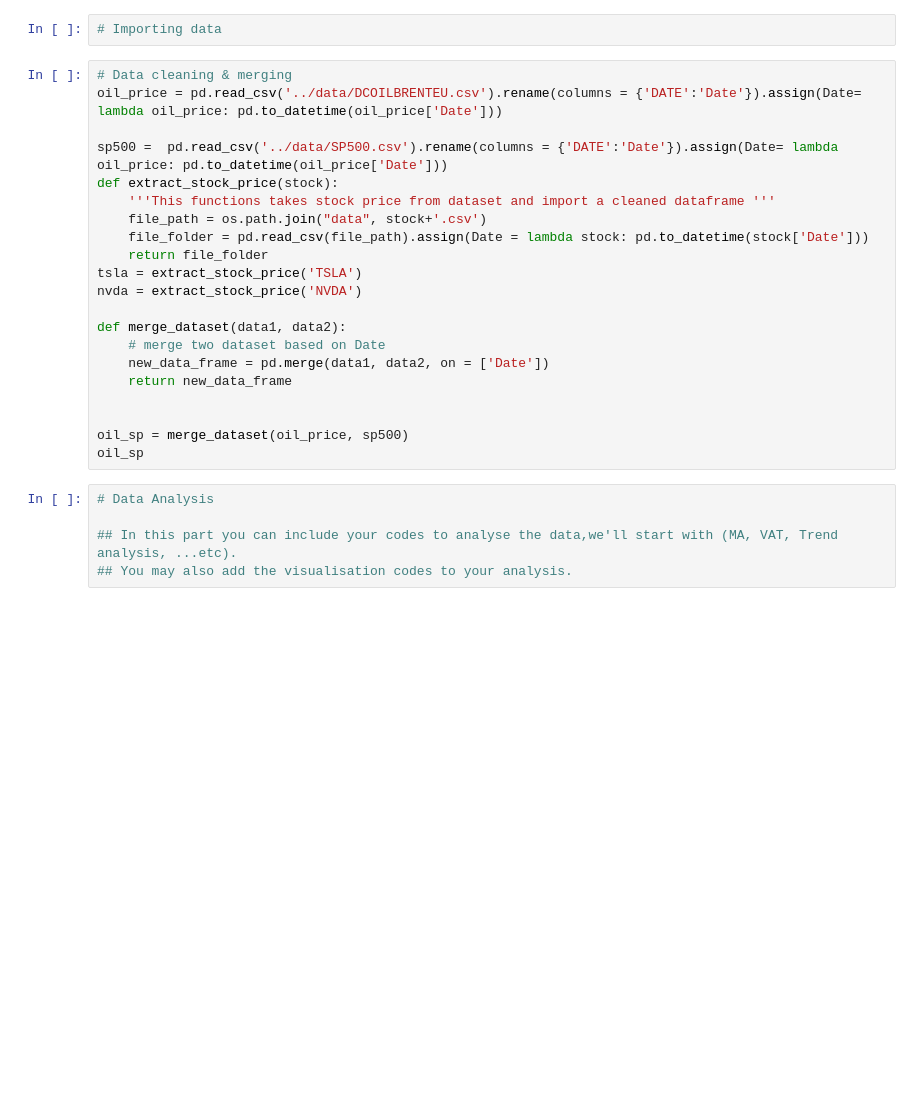
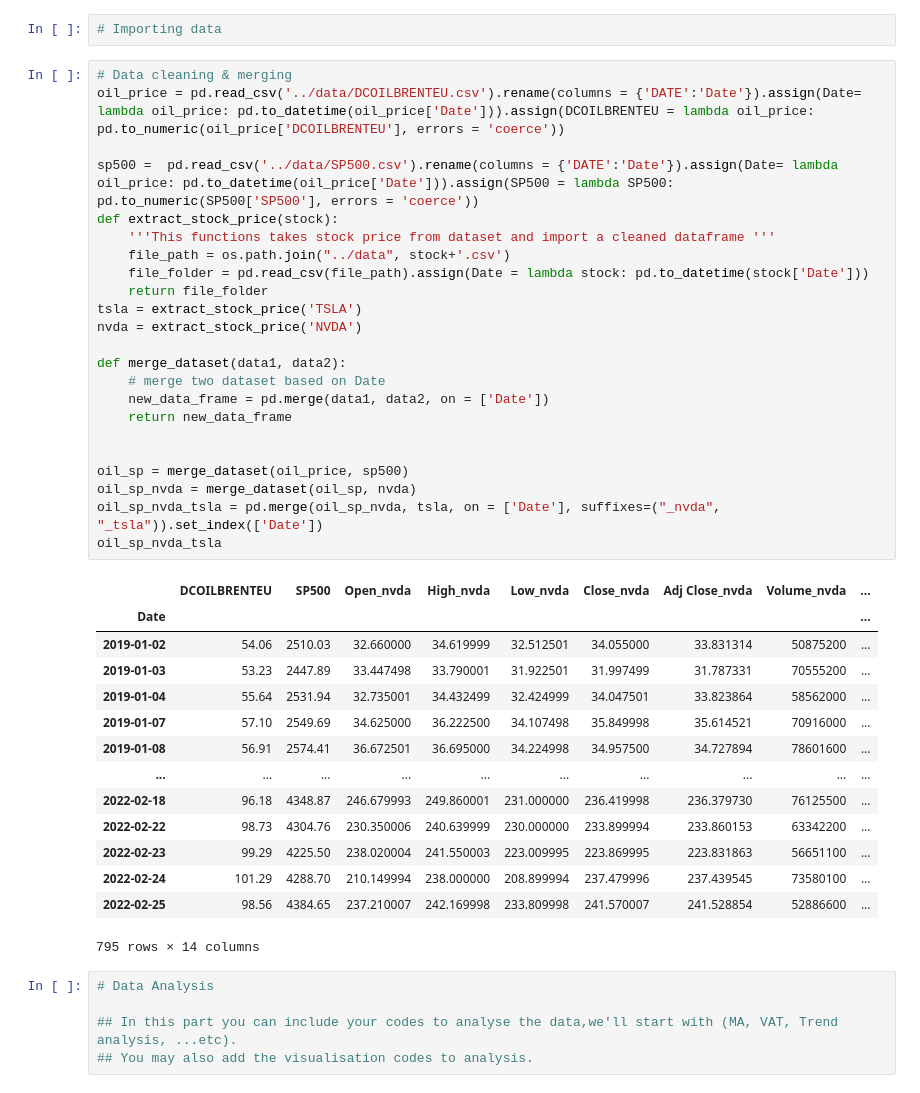
Before and after one commit to Abdulah94/Financial-Analysis-and-Trading-Strategies, a Jupyter notebook: code/jubyter-notebook.ipynb, the cells around one changed output. Cells and saved outputs as stored; diff of their text form; blank space fills up the shorter version.

```diff
--- a/code/jubyter-notebook.ipynb
+++ b/code/jubyter-notebook.ipynb
@@ -11,27 +11,44 @@ from statsmodels.tsa.stattools import adfuller
 # Importing data
 # %%
 # Data cleaning & merging
-oil_price = pd.read_csv('../data/DCOILBRENTEU.csv').rename(columns = {'DATE':'Date'}).assign(Date= lambda oil_price: pd.to_datetime(oil_price['Date']))
+oil_price = pd.read_csv('../data/DCOILBRENTEU.csv').rename(columns = {'DATE':'Date'}).assign(Date= lambda oil_price: pd.to_datetime(oil_price['Date'])).assign(DCOILBRENTEU = lambda oil_price: pd.to_numeric(oil_price['DCOILBRENTEU'], errors = 'coerce'))
 
-sp500 =  pd.read_csv('../data/SP500.csv').rename(columns = {'DATE':'Date'}).assign(Date= lambda oil_price: pd.to_datetime(oil_price['Date']))
+sp500 =  pd.read_csv('../data/SP500.csv').rename(columns = {'DATE':'Date'}).assign(Date= lambda oil_price: pd.to_datetime(oil_price['Date'])).assign(SP500 = lambda SP500: pd.to_numeric(SP500['SP500'], errors = 'coerce'))
 def extract_stock_price(stock):
     '''This functions takes stock price from dataset and import a cleaned dataframe '''
-    file_path = os.path.join("data", stock+'.csv')
+    file_path = os.path.join("../data", stock+'.csv')
     file_folder = pd.read_csv(file_path).assign(Date = lambda stock: pd.to_datetime(stock['Date']))
     return file_folder
 tsla = extract_stock_price('TSLA')
 nvda = extract_stock_price('NVDA')
 
 def merge_dataset(data1, data2):
     # merge two dataset based on Date
     new_data_frame = pd.merge(data1, data2, on = ['Date'])
     return new_data_frame
 
 
 oil_sp = merge_dataset(oil_price, sp500)
-oil_sp
+oil_sp_nvda = merge_dataset(oil_sp, nvda)
+oil_sp_nvda_tsla = pd.merge(oil_sp_nvda, tsla, on = ['Date'], suffixes=("_nvda", "_tsla")).set_index(['Date'])
+oil_sp_nvda_tsla
+# %% [output]
+|  | DCOILBRENTEU | SP500 | Open_nvda | High_nvda | Low_nvda | Close_nvda | Adj Close_nvda | Volume_nvda | ... |
+| Date |  |  |  |  |  |  |  |  | ... |
+| 2019-01-02 | 54.06 | 2510.03 | 32.660000 | 34.619999 | 32.512501 | 34.055000 | 33.831314 | 50875200 | ... |
+| 2019-01-03 | 53.23 | 2447.89 | 33.447498 | 33.790001 | 31.922501 | 31.997499 | 31.787331 | 70555200 | ... |
+| 2019-01-04 | 55.64 | 2531.94 | 32.735001 | 34.432499 | 32.424999 | 34.047501 | 33.823864 | 58562000 | ... |
+| 2019-01-07 | 57.10 | 2549.69 | 34.625000 | 36.222500 | 34.107498 | 35.849998 | 35.614521 | 70916000 | ... |
+| 2019-01-08 | 56.91 | 2574.41 | 36.672501 | 36.695000 | 34.224998 | 34.957500 | 34.727894 | 78601600 | ... |
+| ... | ... | ... | ... | ... | ... | ... | ... | ... | ... |
+| 2022-02-18 | 96.18 | 4348.87 | 246.679993 | 249.860001 | 231.000000 | 236.419998 | 236.379730 | 76125500 | ... |
+| 2022-02-22 | 98.73 | 4304.76 | 230.350006 | 240.639999 | 230.000000 | 233.899994 | 233.860153 | 63342200 | ... |
+| 2022-02-23 | 99.29 | 4225.50 | 238.020004 | 241.550003 | 223.009995 | 223.869995 | 223.831863 | 56651100 | ... |
+| 2022-02-24 | 101.29 | 4288.70 | 210.149994 | 238.000000 | 208.899994 | 237.479996 | 237.439545 | 73580100 | ... |
+| 2022-02-25 | 98.56 | 4384.65 | 237.210007 | 242.169998 | 233.809998 | 241.570007 | 241.528854 | 52886600 | ... |
+795 rows × 14 columns
 # %%
 # Data Analysis
 
 ## In this part you can include your codes to analyse the data,we'll start with (MA, VAT, Trend analysis, ...etc).
-## You may also add the visualisation codes to your analysis.
+## You may also add the visualisation codes to analysis.
```
Also changed, not shown: parts of 7 cells of this notebook.
